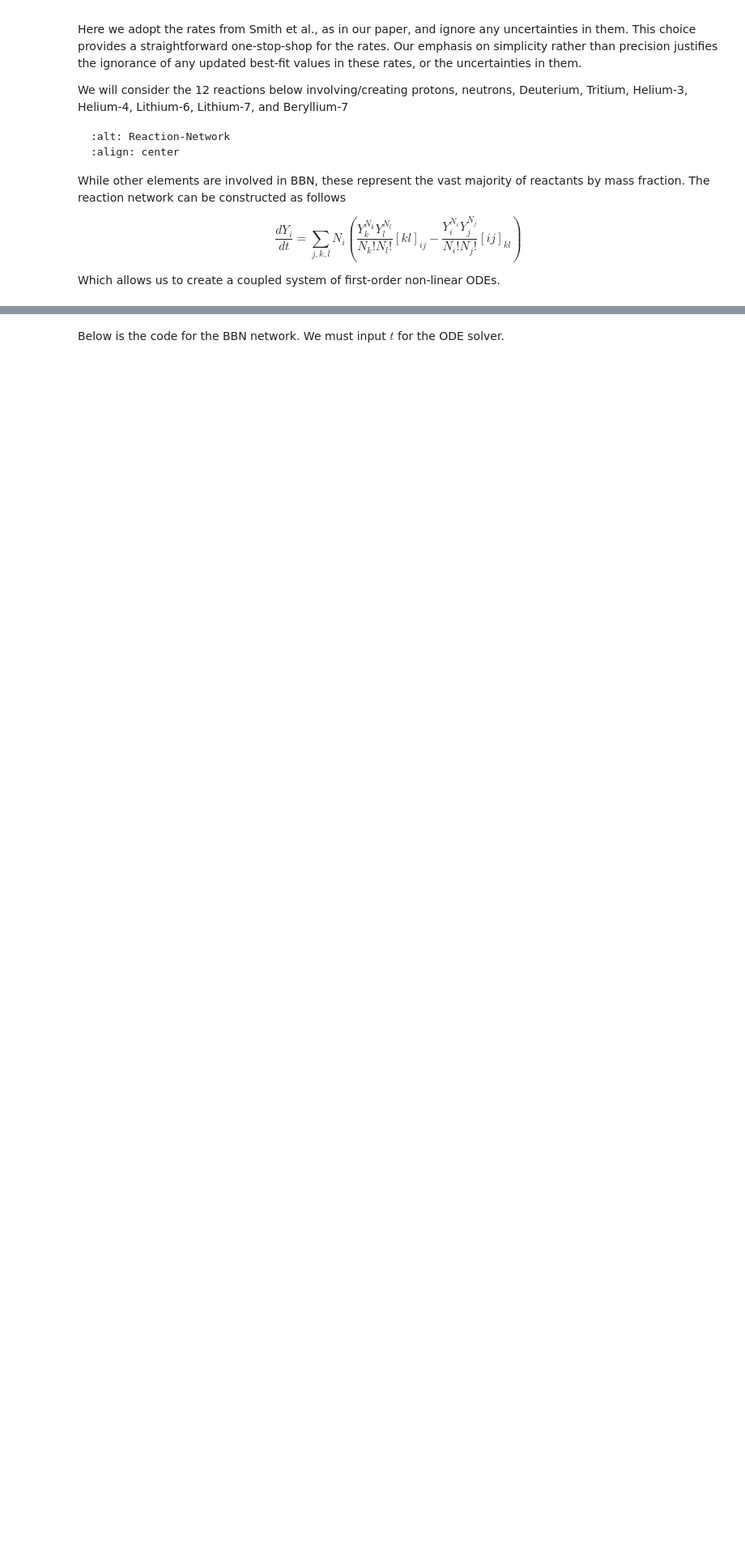
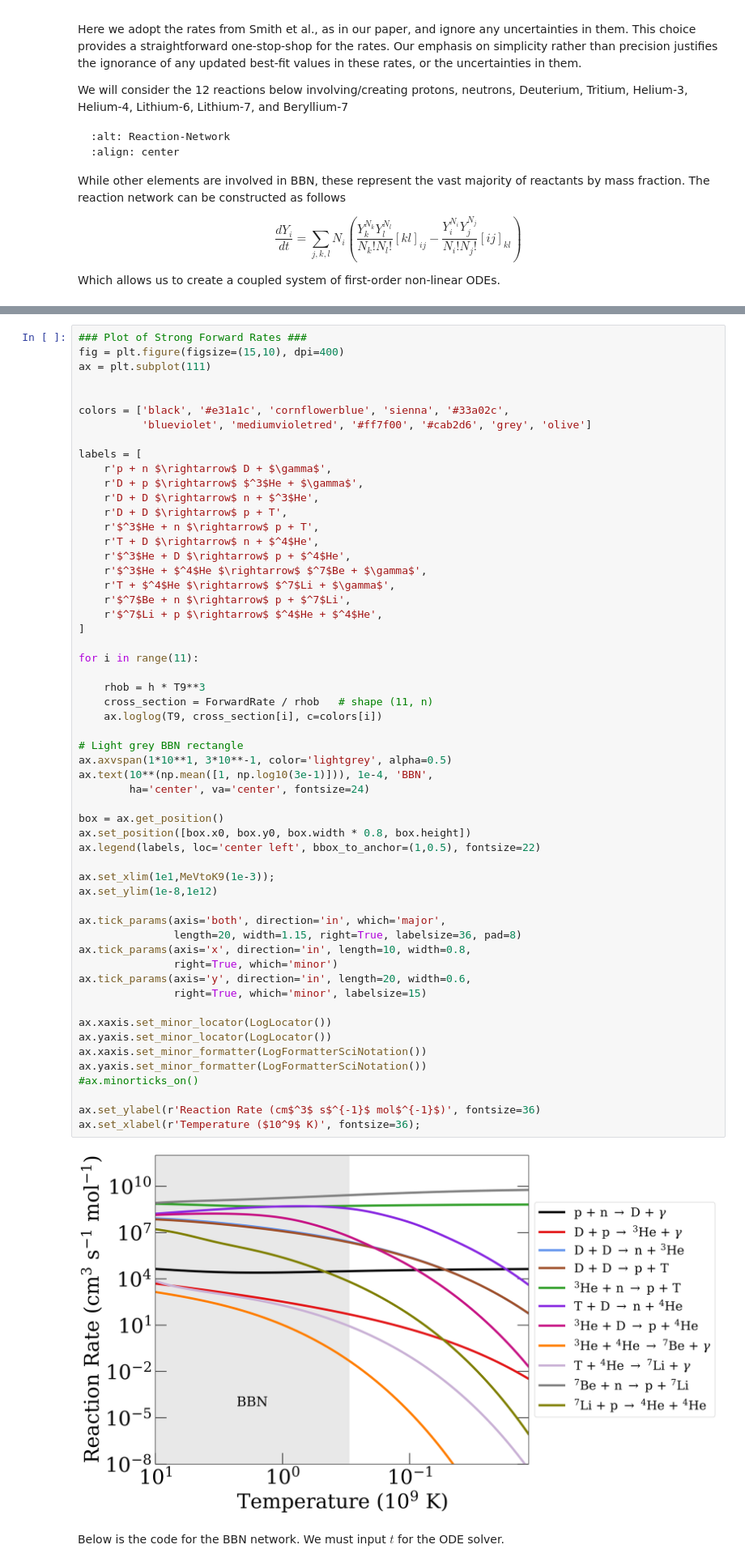
Before and after one commit to aidanwmw/BBN-simple, a Jupyter notebook: bbn-simple.ipynb, the cells around one changed output, grey strips where cells are left out. Shown at 81% size. Saved outputs shown, nothing was run; the diff lists cells and outputs as text; blank space fills up the shorter version.

```diff
--- a/bbn-simple.ipynb
+++ b/bbn-simple.ipynb
@@ -610,6 +609,64 @@ def StrongRates(T9, Tnu9):
     return np.asarray([ForwardRate, ReverseRate])
 
 ForwardRate, ReverseRate = StrongRates(T9, Tnu9)
+# %%
+### Plot of Strong Forward Rates ###
+fig = plt.figure(figsize=(15,10), dpi=400)
+ax = plt.subplot(111)
+
+
+colors = ['black', '#e31a1c', 'cornflowerblue', 'sienna', '#33a02c',
+          'blueviolet', 'mediumvioletred', '#ff7f00', '#cab2d6', 'grey', 'olive']
+
+labels = [
+    r'p + n $\rightarrow$ D + $\gamma$',
+    r'D + p $\rightarrow$ $^3$He + $\gamma$',
+    r'D + D $\rightarrow$ n + $^3$He',
+    r'D + D $\rightarrow$ p + T',
+    r'$^3$He + n $\rightarrow$ p + T',
+    r'T + D $\rightarrow$ n + $^4$He',
+    r'$^3$He + D $\rightarrow$ p + $^4$He',
+    r'$^3$He + $^4$He $\rightarrow$ $^7$Be + $\gamma$',
+    r'T + $^4$He $\rightarrow$ $^7$Li + $\gamma$',
+    r'$^7$Be + n $\rightarrow$ p + $^7$Li',
+    r'$^7$Li + p $\rightarrow$ $^4$He + $^4$He',
+]
+
+for i in range(11):
+
+    rhob = h * T9**3
+    cross_section = ForwardRate / rhob   # shape (11, n)
+    ax.loglog(T9, cross_section[i], c=colors[i])
+
+# Light grey BBN rectangle
+ax.axvspan(1*10**1, 3*10**-1, color='lightgrey', alpha=0.5)
+ax.text(10**(np.mean([1, np.log10(3e-1)])), 1e-4, 'BBN',
+        ha='center', va='center', fontsize=24)
+
+box = ax.get_position()
+ax.set_position([box.x0, box.y0, box.width * 0.8, box.height])
+ax.legend(labels, loc='center left', bbox_to_anchor=(1,0.5), fontsize=22)
+
+ax.set_xlim(1e1,MeVtoK9(1e-3));
+ax.set_ylim(1e-8,1e12)
+
+ax.tick_params(axis='both', direction='in', which='major',
+               length=20, width=1.15, right=True, labelsize=36, pad=8)
+ax.tick_params(axis='x', direction='in', length=10, width=0.8,
+               right=True, which='minor')
+ax.tick_params(axis='y', direction='in', length=20, width=0.6,
+               right=True, which='minor', labelsize=15)
+
+ax.xaxis.set_minor_locator(LogLocator())
+ax.yaxis.set_minor_locator(LogLocator())
+ax.xaxis.set_minor_formatter(LogFormatterSciNotation())
+ax.yaxis.set_minor_formatter(LogFormatterSciNotation())
+#ax.minorticks_on()
+
+ax.set_ylabel(r'Reaction Rate (cm$^3$ s$^{-1}$ mol$^{-1}$)', fontsize=36)
+ax.set_xlabel(r'Temperature ($10^9$ K)', fontsize=36);
+# %% [output]
+[figure, added]
 # %% [markdown]
 Below is the code for the BBN network. We must input $t$ for the ODE solver.
 # %%
```
Also changed, not shown: parts of 10 cells of this notebook, 1 other file.
